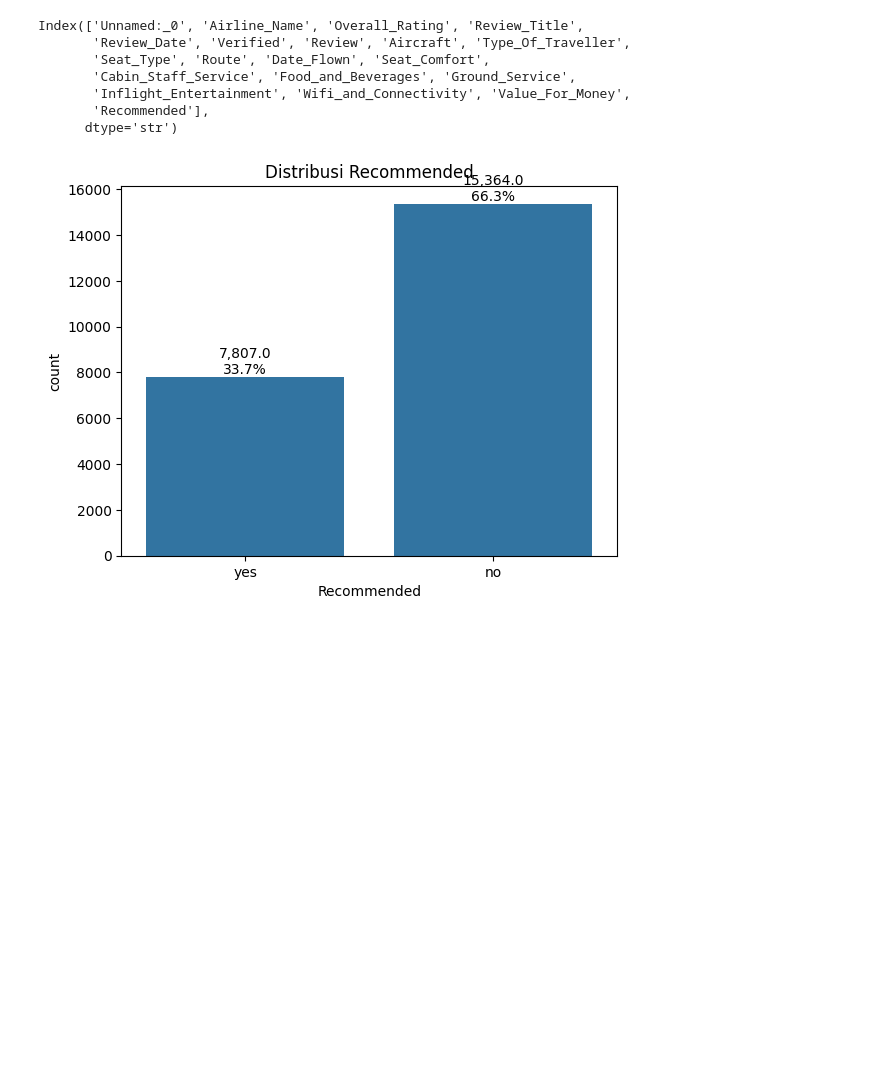
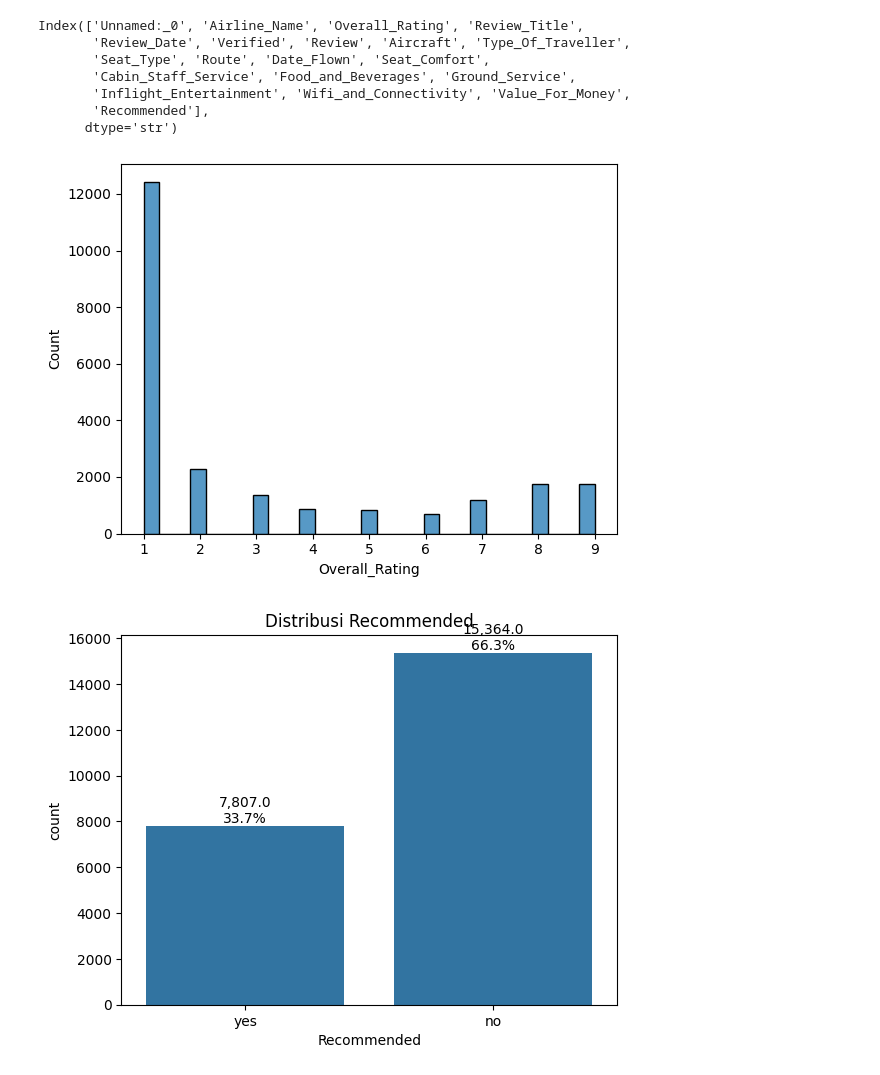
Before and after one commit to Sukimasai/MLUASPLS, a Jupyter notebook: ML.ipynb, the cells around one changed output. Saved outputs shown, nothing was run; the diff lists cells and outputs as text; code cells hidden in the pictures; blank space fills up the shorter version.

```diff
--- a/ML.ipynb
+++ b/ML.ipynb
@@ -66,6 +66,19 @@ Index(['Unnamed:_0', 'Airline_Name', 'Overall_Rating', 'Review_Title',
        'Inflight_Entertainment', 'Wifi_and_Connectivity', 'Value_For_Money',
        'Recommended'],
       dtype='str')
+# %%
+df["Overall_Rating"] = pd.to_numeric(df["Overall_Rating"], errors="coerce")
+
+median_rating = df["Overall_Rating"].median()
+df["Overall_Rating"] = df["Overall_Rating"].fillna(median_rating)
+
+import seaborn as sns
+import matplotlib.pyplot as plt
+
+sns.histplot(df["Overall_Rating"])
+plt.show()
+# %% [output]
+[figure, added]
 # %%
 if "Recommended" in df.columns:
     ax = sns.countplot(x="Recommended", data=df)
```
Also changed, not shown: parts of 10 cells of this notebook.
